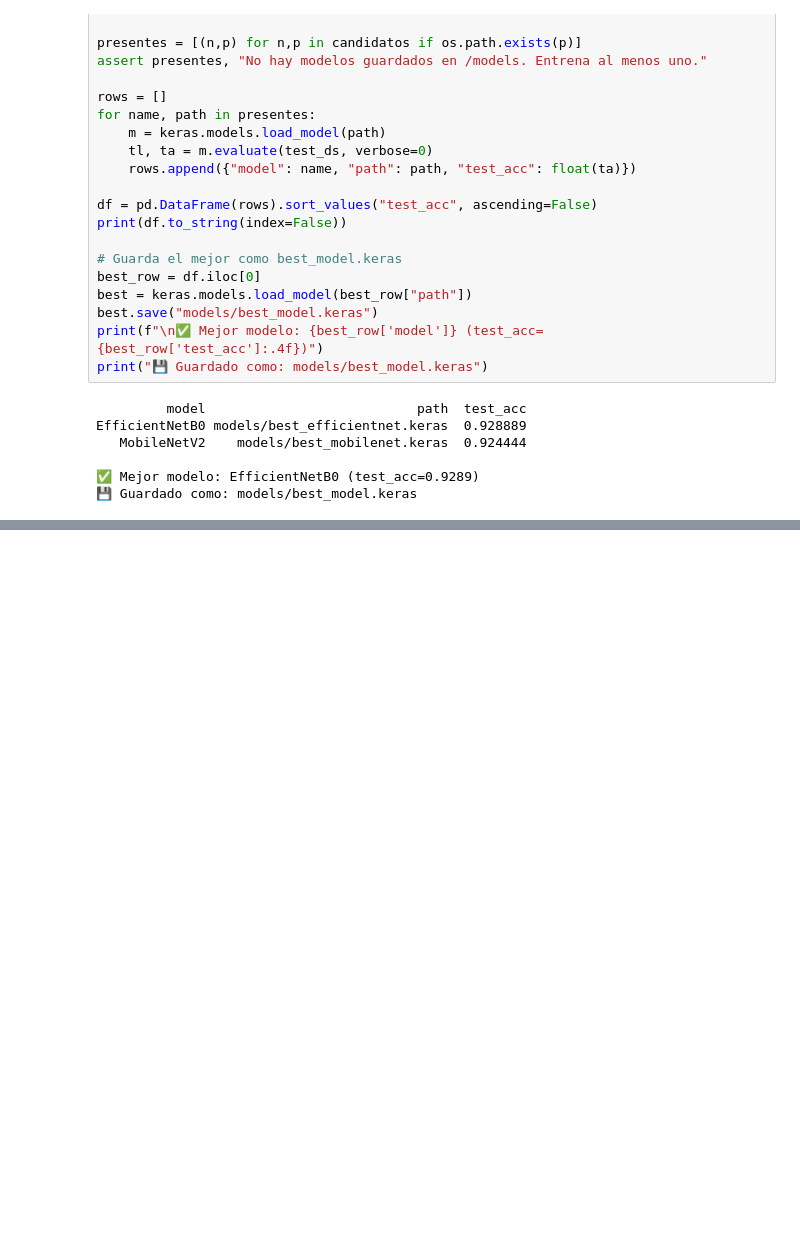
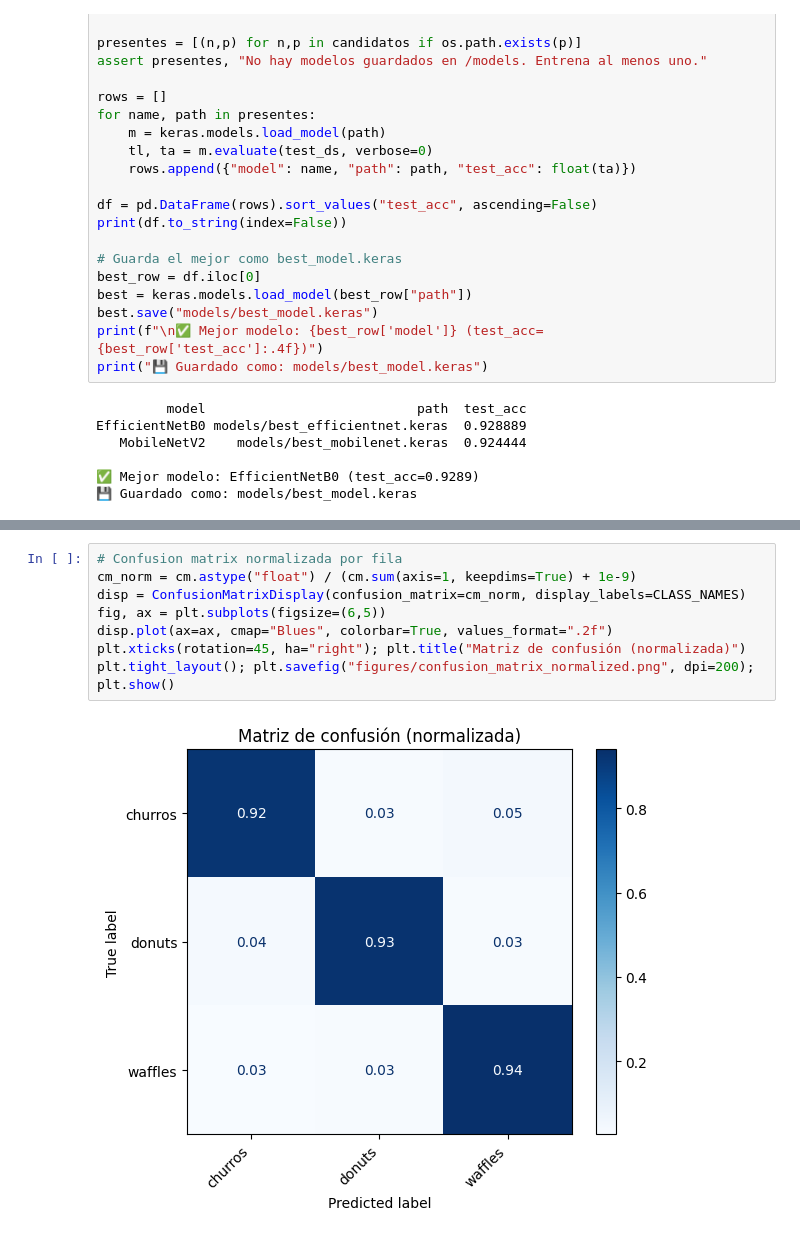
Before and after one commit to jmdrs22/proyecto-1, a Jupyter notebook: proyecto.ipynb, the cells around one changed output, grey strips where cells are left out. Saved outputs shown, nothing was run; the diff lists cells and outputs as text; blank space fills up the shorter version.

```diff
--- a/proyecto.ipynb
+++ b/proyecto.ipynb
@@ -755,0 +902,10 @@ EfficientNetB0 models/best_efficientnet.keras  0.928889
+# %%
+# Confusion matrix normalizada por fila
+cm_norm = cm.astype("float") / (cm.sum(axis=1, keepdims=True) + 1e-9)
+disp = ConfusionMatrixDisplay(confusion_matrix=cm_norm, display_labels=CLASS_NAMES)
+fig, ax = plt.subplots(figsize=(6,5))
+disp.plot(ax=ax, cmap="Blues", colorbar=True, values_format=".2f")
+plt.xticks(rotation=45, ha="right"); plt.title("Matriz de confusión (normalizada)")
+plt.tight_layout(); plt.savefig("figures/confusion_matrix_normalized.png", dpi=200); plt.show()
+# %% [output]
+[figure, added]
```
Also changed, not shown: parts of 19 cells of this notebook.
